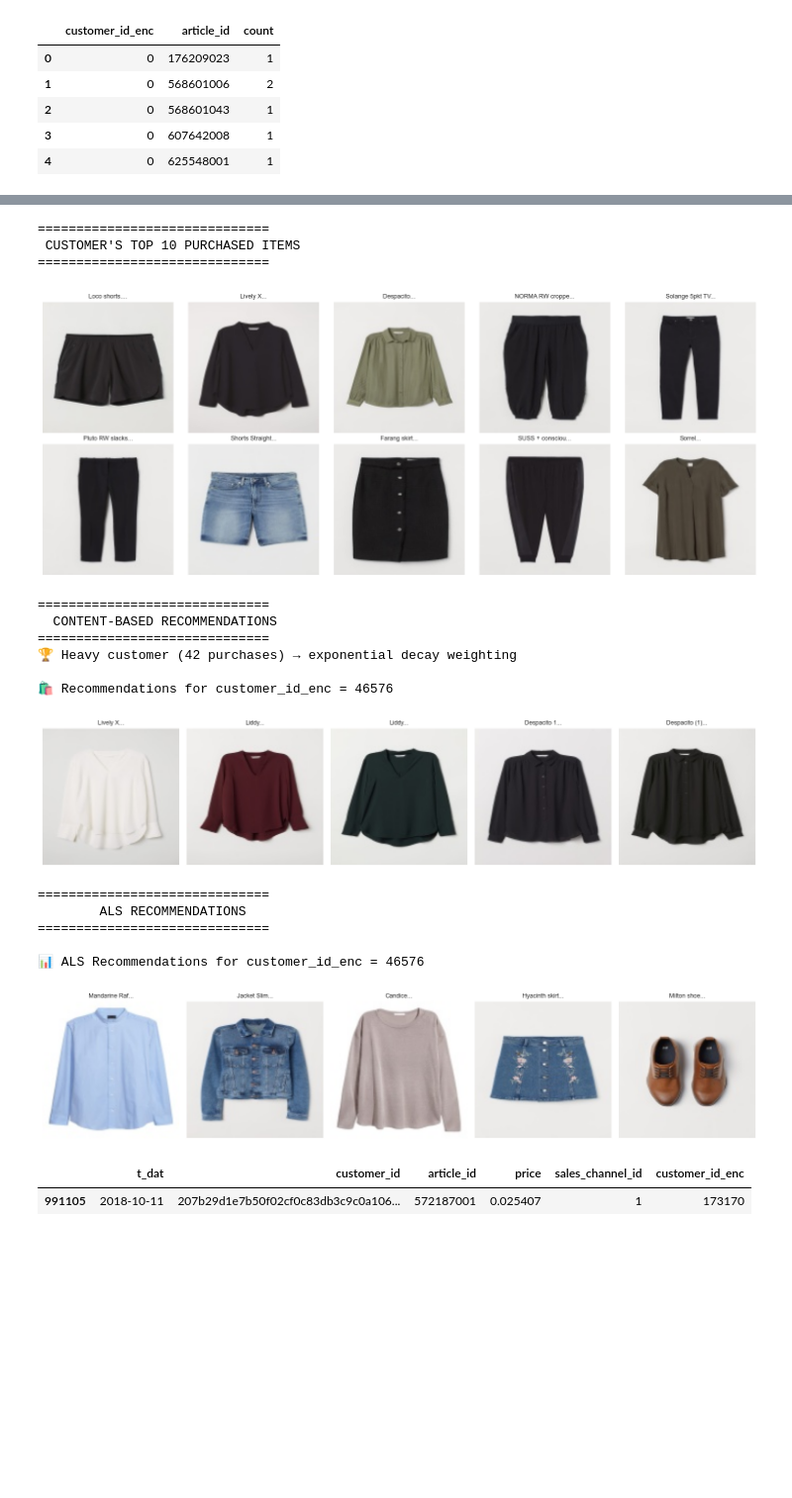
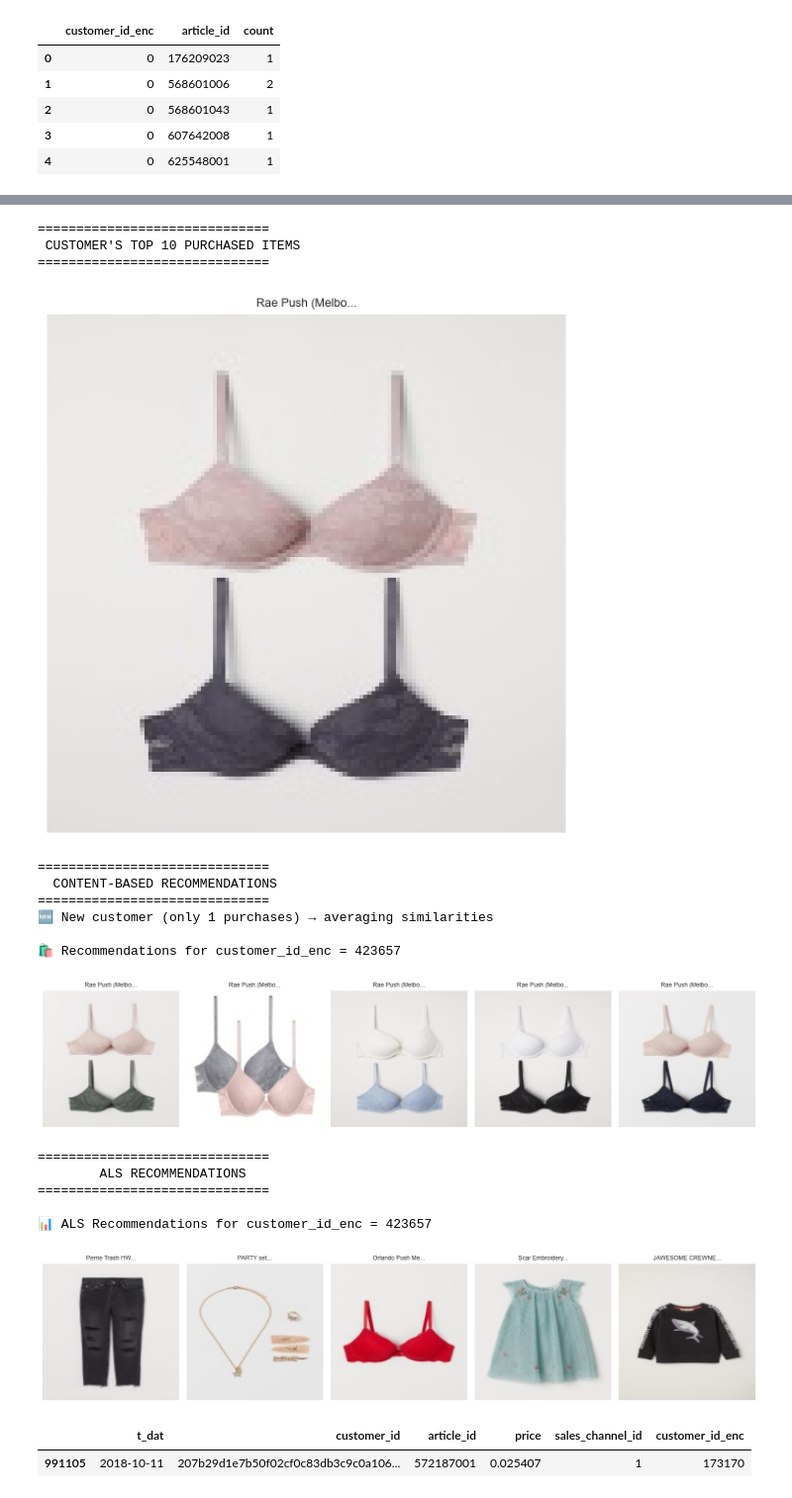
Before and after one commit to vaibhpande21/HndM-Fashion-Recommendation-System, a Jupyter notebook: rec.ipynb, the cells around one changed output, grey strips where cells are left out. Shown at 99% size. Cells and saved outputs as stored; diff of their text form; code cells hidden in the pictures; blank space fills up the shorter version.

```diff
--- a/rec.ipynb
+++ b/rec.ipynb
@@ -858,25 +863,25 @@ def compare_cb_vs_als(customer_id_enc, transactions, top_n=5, base_dir="images_1
     # if als_recs is None:
     #     print("⚠️ ALS not available for this user.")
 # %%
-compare_cb_vs_als(customer_id_enc=46576, transactions=transactions, top_n=5)
+compare_cb_vs_als(customer_id_enc=423657, transactions=transactions, top_n=5)
 # %% [output]
 ==============================
  CUSTOMER'S TOP 10 PURCHASED ITEMS
 ==============================
-[figure, old version]
+[figure, new version]
 ==============================
   CONTENT-BASED RECOMMENDATIONS
 ==============================
-🏆 Heavy customer (42 purchases) → exponential decay weighting
+🆕 New customer (only 1 purchases) → averaging similarities
 
-🛍️ Recommendations for customer_id_enc = 46576
+🛍️ Recommendations for customer_id_enc = 423657
-[figure, old version]
+[figure, new version]
 ==============================
         ALS RECOMMENDATIONS
 ==============================
 
-📊 ALS Recommendations for customer_id_enc = 46576
+📊 ALS Recommendations for customer_id_enc = 423657
-[figure, old version]
+[figure, new version]
 # %%
 transactions[transactions['customer_id_enc'] == 173170]
 # %% [output]
```
Also changed, not shown: parts of 8 cells of this notebook.
